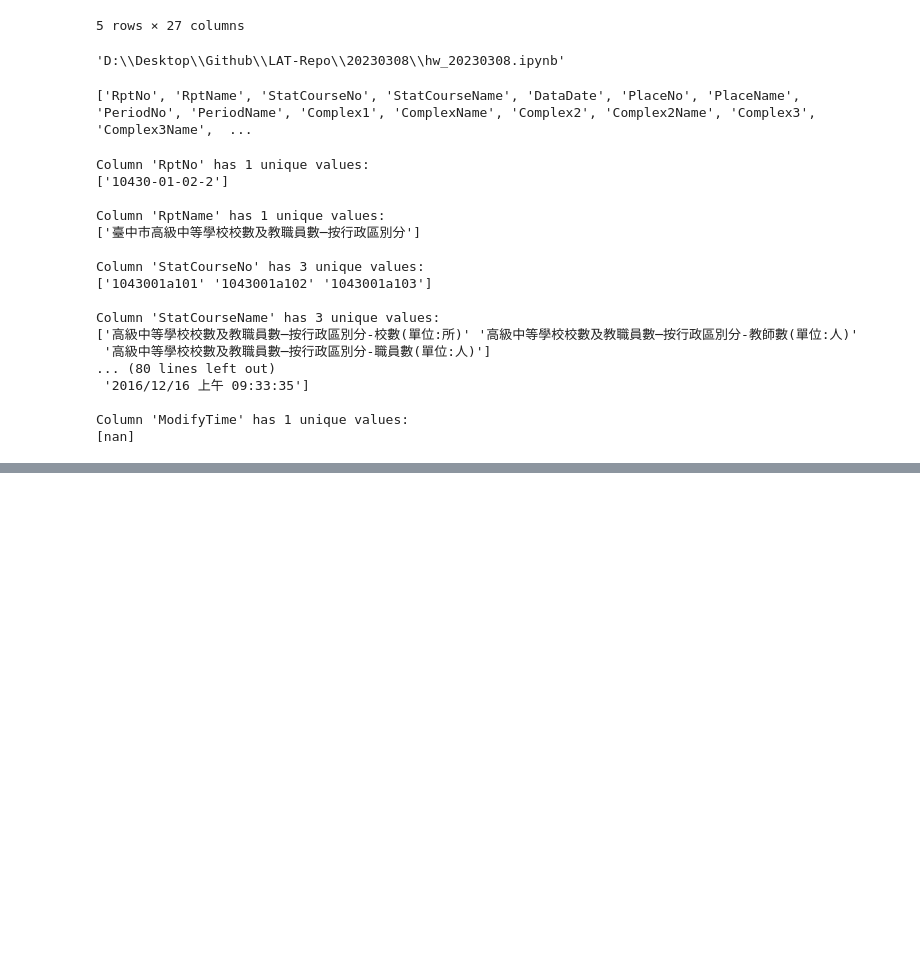
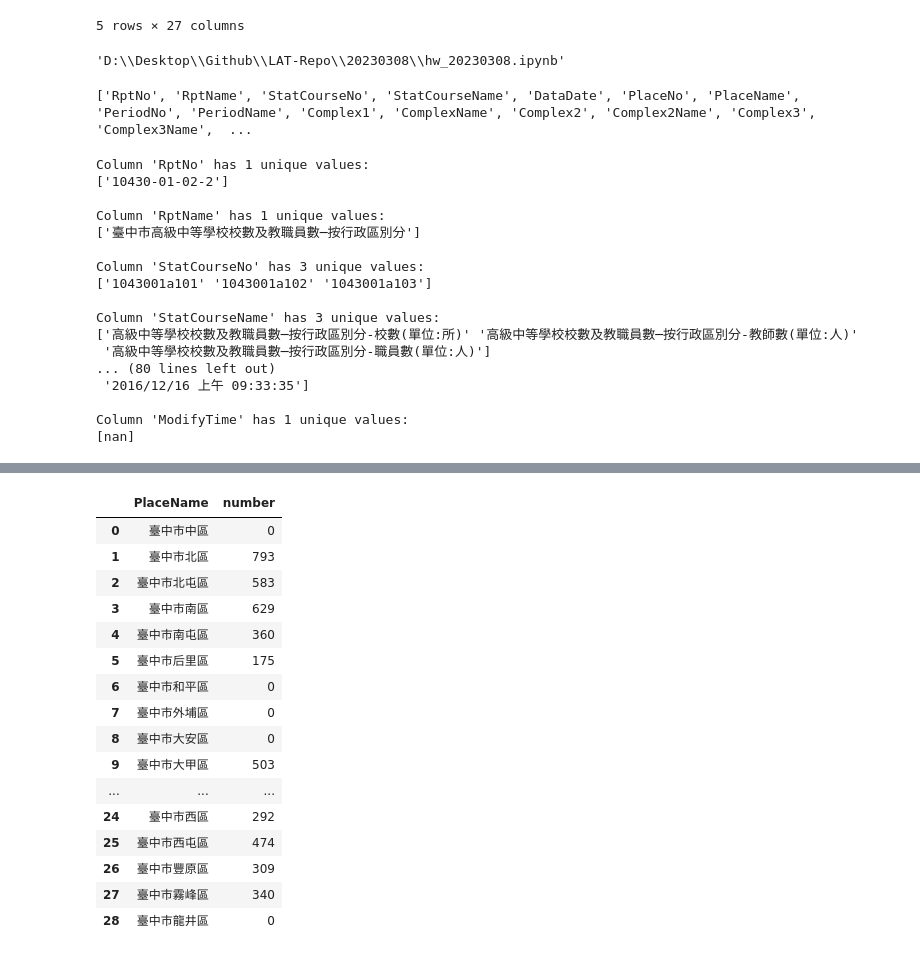
Before and after one commit to 40941133S-QAQ/LAT-Repo, a Jupyter notebook: 20230308/hw_20230308.ipynb, the cells around one changed output, grey strips where cells are left out. Cells and saved outputs as stored; diff of their text form; code cells hidden in the pictures; blank space fills up the shorter version.

```diff
--- a/20230308/hw_20230308.ipynb
+++ b/20230308/hw_20230308.ipynb
@@ -74,0 +175,20 @@ temp
+# %%
+num
+# %% [output]
+|  | PlaceName | number |
+| 0 | 臺中市中區 | 0 |
+| 1 | 臺中市北區 | 793 |
+| 2 | 臺中市北屯區 | 583 |
+| 3 | 臺中市南區 | 629 |
+| 4 | 臺中市南屯區 | 360 |
+| 5 | 臺中市后里區 | 175 |
+| 6 | 臺中市和平區 | 0 |
+| 7 | 臺中市外埔區 | 0 |
+| 8 | 臺中市大安區 | 0 |
+| 9 | 臺中市大甲區 | 503 |
+| ... | ... | ... |
+| 24 | 臺中市西區 | 292 |
+| 25 | 臺中市西屯區 | 474 |
+| 26 | 臺中市豐原區 | 309 |
+| 27 | 臺中市霧峰區 | 340 |
+| 28 | 臺中市龍井區 | 0 |
```
Also changed, not shown: parts of 13 cells of this notebook.
